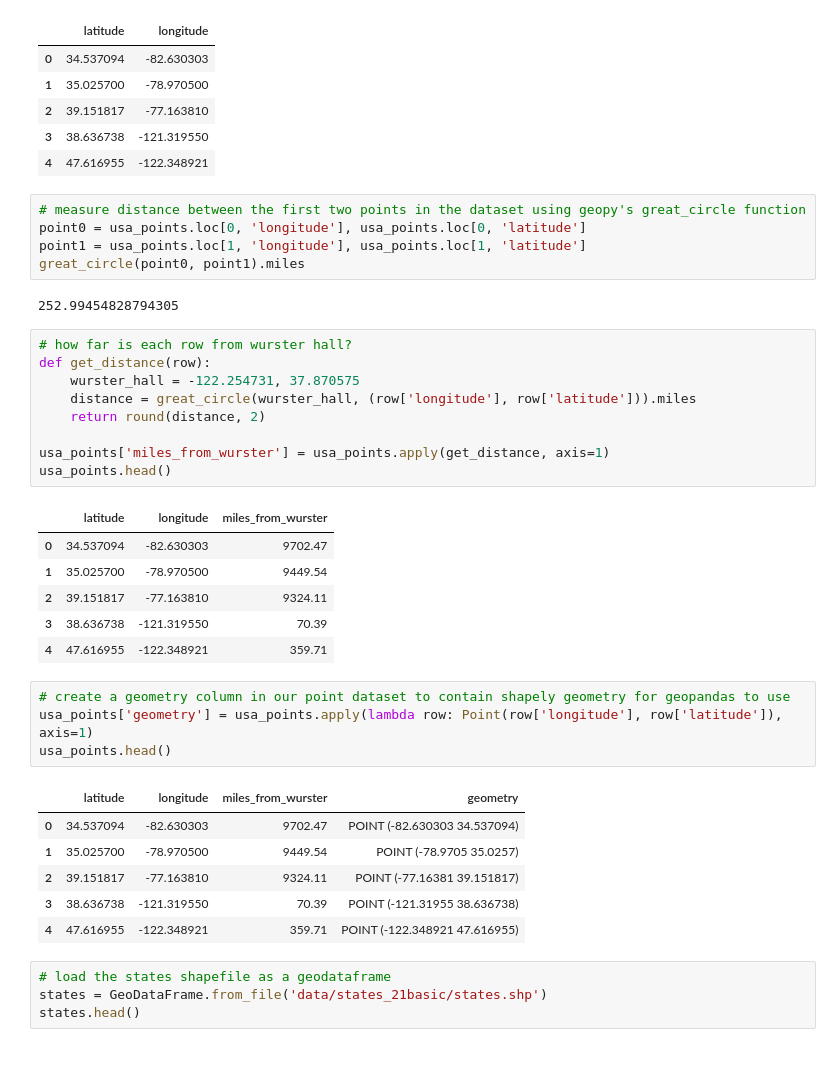
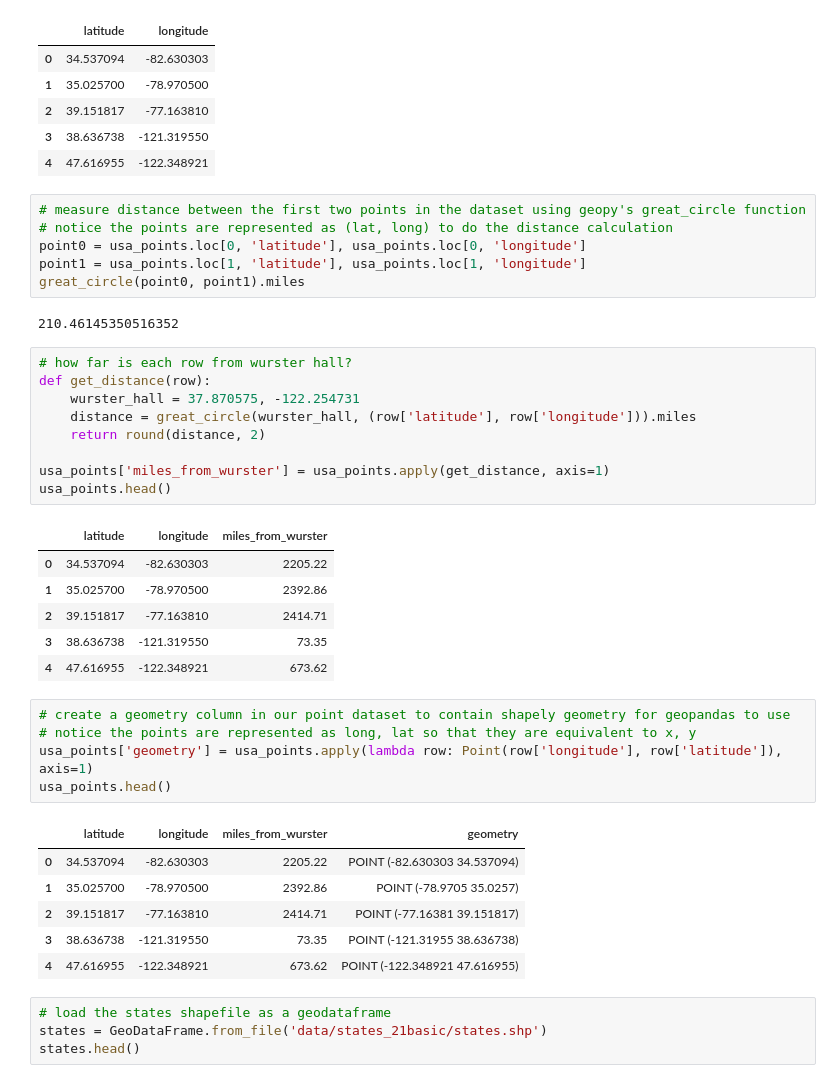
Before and after one commit to gboeing/ppde642, a Jupyter notebook: 19-Spatial-Analysis-and-Cartography/spatial-analysis-cartography.ipynb, the cells around one changed output. Cells and saved outputs as stored; diff of their text form.

```diff
--- a/19-Spatial-Analysis-and-Cartography/spatial-analysis-cartography.ipynb
+++ b/19-Spatial-Analysis-and-Cartography/spatial-analysis-cartography.ipynb
@@ -67,38 +67,40 @@ usa_points.head()
 | 4 | 47.616955 | -122.348921 |
 # %%
 # measure distance between the first two points in the dataset using geopy's great_circle function
-point0 = usa_points.loc[0, 'longitude'], usa_points.loc[0, 'latitude']
-point1 = usa_points.loc[1, 'longitude'], usa_points.loc[1, 'latitude']
+# notice the points are represented as (lat, long) to do the distance calculation
+point0 = usa_points.loc[0, 'latitude'], usa_points.loc[0, 'longitude']
+point1 = usa_points.loc[1, 'latitude'], usa_points.loc[1, 'longitude']
 great_circle(point0, point1).miles
 # %% [output]
-252.99454828794305
+210.46145350516352
 # %%
 # how far is each row from wurster hall?
 def get_distance(row):
-    wurster_hall = -122.254731, 37.870575
-    distance = great_circle(wurster_hall, (row['longitude'], row['latitude'])).miles
+    wurster_hall = 37.870575, -122.254731
+    distance = great_circle(wurster_hall, (row['latitude'], row['longitude'])).miles
     return round(distance, 2)
 
 usa_points['miles_from_wurster'] = usa_points.apply(get_distance, axis=1)
 usa_points.head()
 # %% [output]
 |  | latitude | longitude | miles_from_wurster |
-| 0 | 34.537094 | -82.630303 | 9702.47 |
-| 1 | 35.025700 | -78.970500 | 9449.54 |
-| 2 | 39.151817 | -77.163810 | 9324.11 |
-| 3 | 38.636738 | -121.319550 | 70.39 |
-| 4 | 47.616955 | -122.348921 | 359.71 |
+| 0 | 34.537094 | -82.630303 | 2205.22 |
+| 1 | 35.025700 | -78.970500 | 2392.86 |
+| 2 | 39.151817 | -77.163810 | 2414.71 |
+| 3 | 38.636738 | -121.319550 | 73.35 |
+| 4 | 47.616955 | -122.348921 | 673.62 |
 # %%
 # create a geometry column in our point dataset to contain shapely geometry for geopandas to use
+# notice the points are represented as long, lat so that they are equivalent to x, y
 usa_points['geometry'] = usa_points.apply(lambda row: Point(row['longitude'], row['latitude']), axis=1)
 usa_points.head()
 # %% [output]
 |  | latitude | longitude | miles_from_wurster | geometry |
-| 0 | 34.537094 | -82.630303 | 9702.47 | POINT (-82.630303 34.537094) |
-| 1 | 35.025700 | -78.970500 | 9449.54 | POINT (-78.9705 35.0257) |
-| 2 | 39.151817 | -77.163810 | 9324.11 | POINT (-77.16381 39.151817) |
-| 3 | 38.636738 | -121.319550 | 70.39 | POINT (-121.31955 38.636738) |
-| 4 | 47.616955 | -122.348921 | 359.71 | POINT (-122.348921 47.616955) |
+| 0 | 34.537094 | -82.630303 | 2205.22 | POINT (-82.630303 34.537094) |
+| 1 | 35.025700 | -78.970500 | 2392.86 | POINT (-78.9705 35.0257) |
+| 2 | 39.151817 | -77.163810 | 2414.71 | POINT (-77.16381 39.151817) |
+| 3 | 38.636738 | -121.319550 | 73.35 | POINT (-121.31955 38.636738) |
+| 4 | 47.616955 | -122.348921 | 673.62 | POINT (-122.348921 47.616955) |
 # %%
 # load the states shapefile as a geodataframe
 states = GeoDataFrame.from_file('data/states_21basic/states.shp')
```
Also changed, not shown: parts of 5 cells of this notebook.
